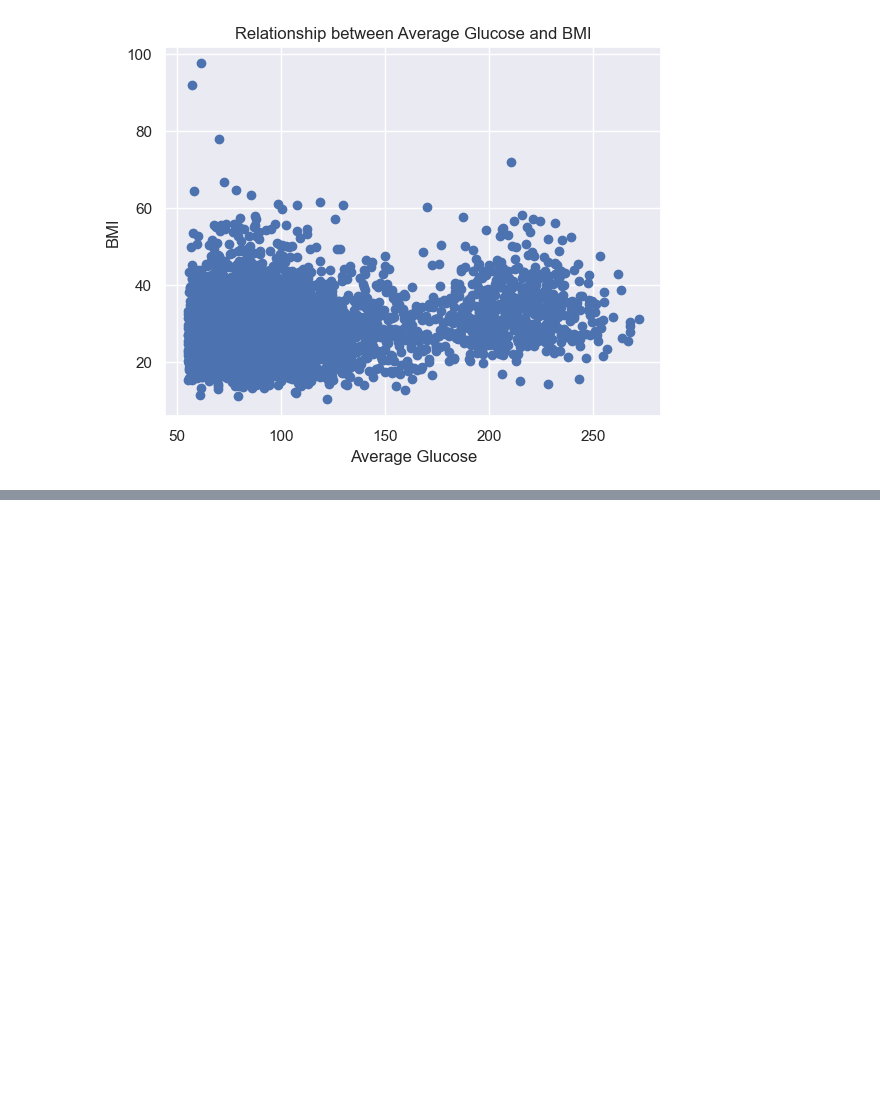
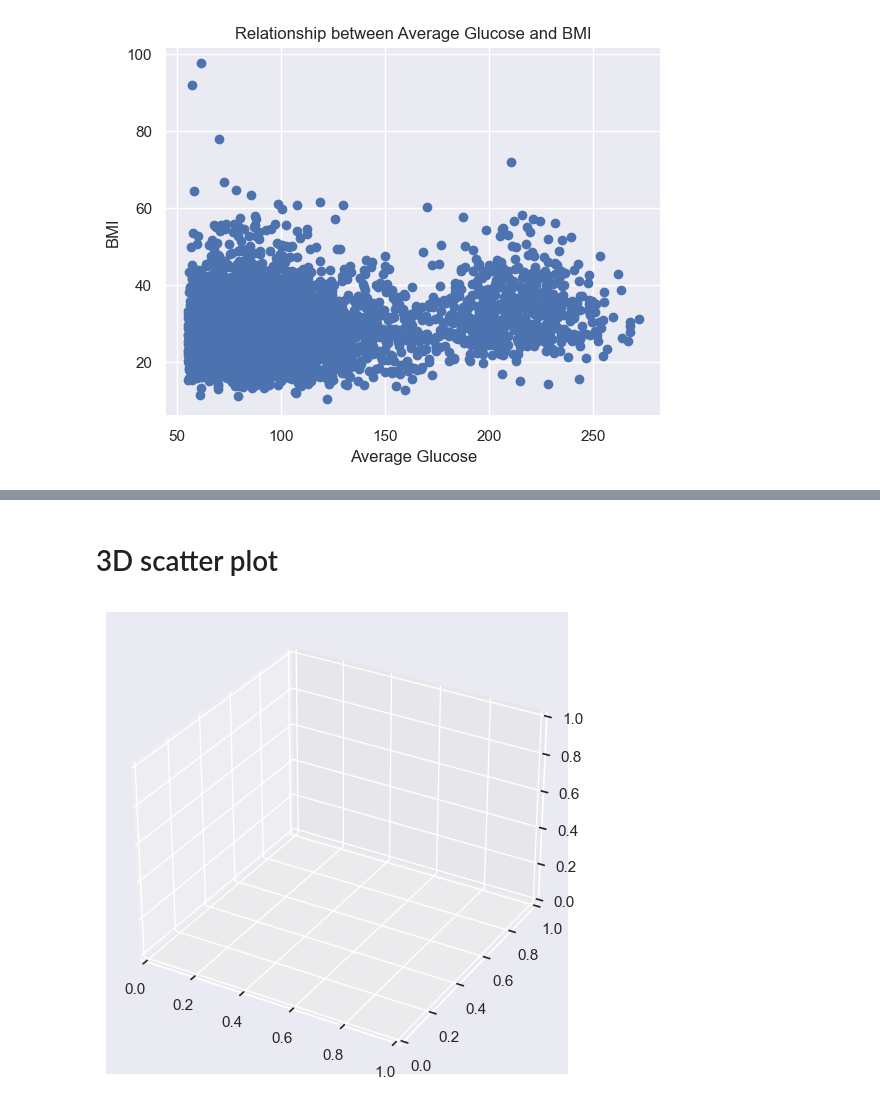
Before and after one commit to sprasamedia/jupyter-practice, a Jupyter notebook: jupyter1.ipynb, the cells around one changed output, grey strips where cells are left out. Saved outputs shown, nothing was run; the diff lists cells and outputs as text; code cells hidden in the pictures; blank space fills up the shorter version.

```diff
--- a/jupyter1.ipynb
+++ b/jupyter1.ipynb
@@ -110,0 +169,2 @@ plt.show()
+# %% [markdown]
+# 3D scatter plot
@@ -110,0 +175,6 @@ plt.show()
+# %%
+
+fig = plt.figure(figsize=(10, 6))
+ax = fig.add_subplot(111, projection='3d')
+# %% [output]
+[figure, added]
```
Also changed, not shown: parts of 20 cells of this notebook.
